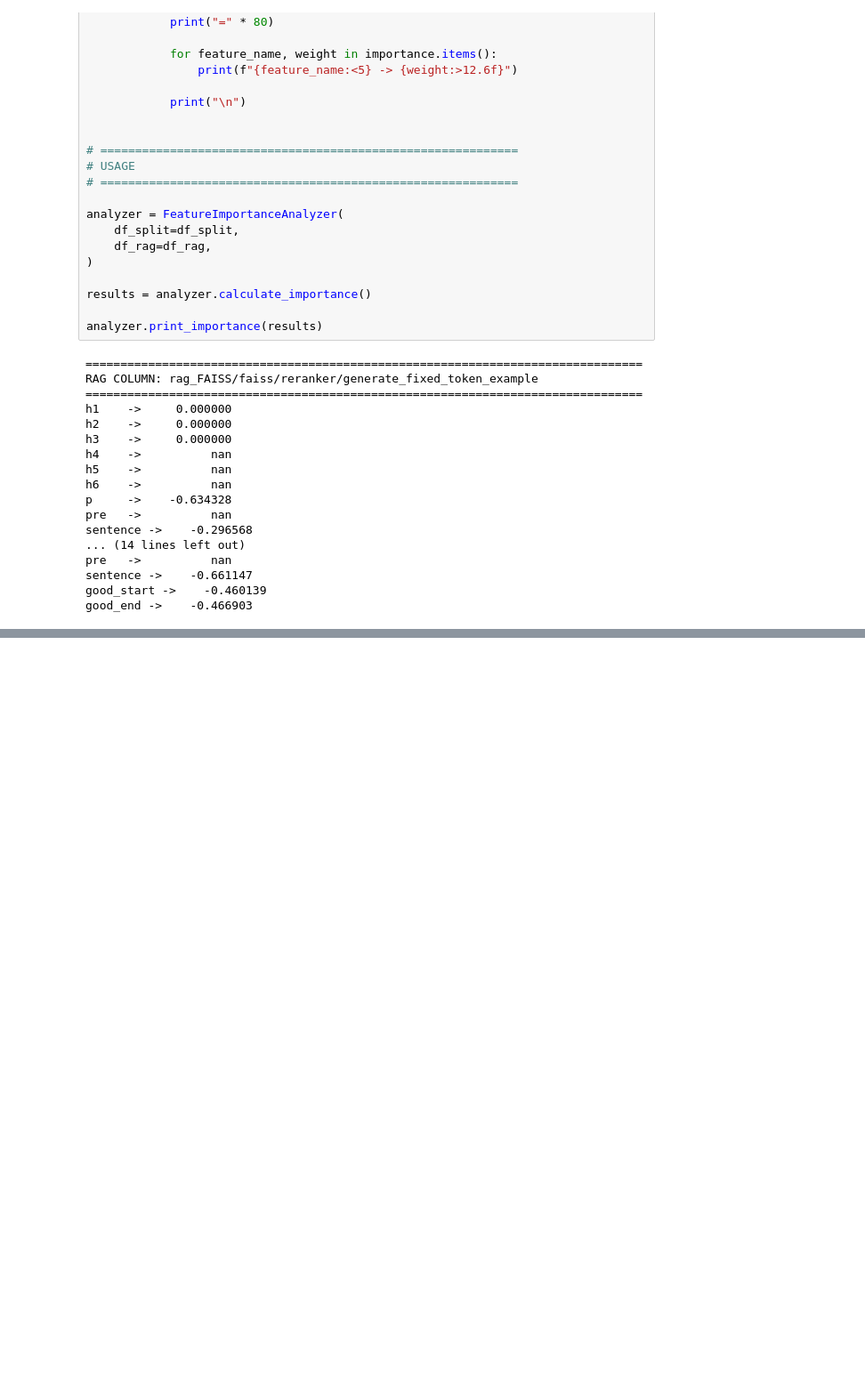
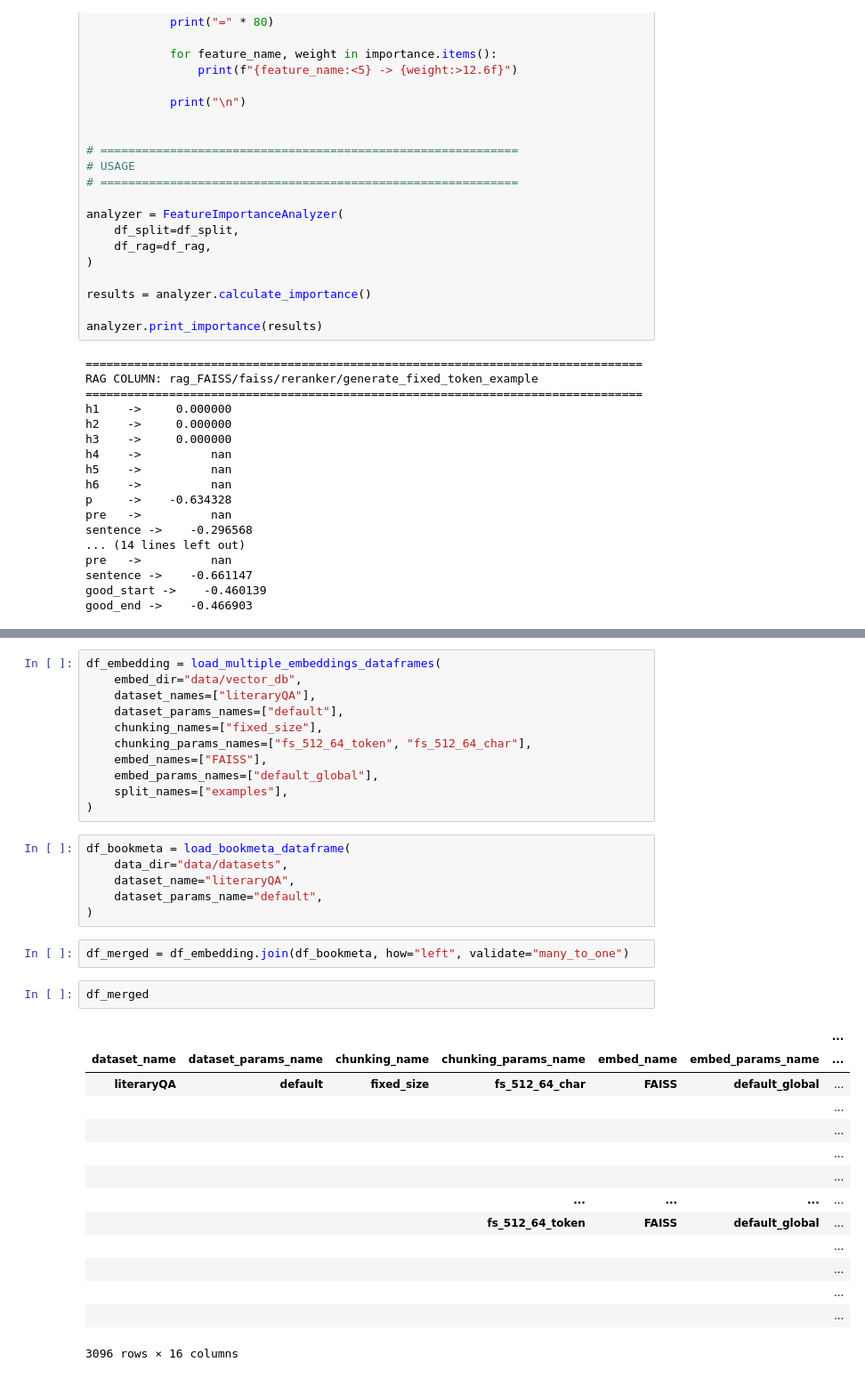
Before and after one commit to KunickiKarol/chunking_thesis, a Jupyter notebook: tmp.ipynb, the cells around one changed output, grey strips where cells are left out. Shown at 89% size. Saved outputs shown, nothing was run; the diff lists cells and outputs as text; blank space fills up the shorter version.

```diff
--- a/tmp.ipynb
+++ b/tmp.ipynb
@@ -1392,0 +1556,36 @@ good_end ->    -0.466903
+# %%
+df_embedding = load_multiple_embeddings_dataframes(
+    embed_dir="data/vector_db",
+    dataset_names=["literaryQA"],
+    dataset_params_names=["default"],
+    chunking_names=["fixed_size"],
+    chunking_params_names=["fs_512_64_token", "fs_512_64_char"],
+    embed_names=["FAISS"],
+    embed_params_names=["default_global"],
+    split_names=["examples"],
+)
+# %%
+df_bookmeta = load_bookmeta_dataframe(
+    data_dir="data/datasets",
+    dataset_name="literaryQA",
+    dataset_params_name="default",
+)
+# %%
+df_merged = df_embedding.join(df_bookmeta, how="left", validate="many_to_one")
+# %%
+df_merged
+# %% [output]
+|  |  |  |  |  |  | ... |
+| dataset_name | dataset_params_name | chunking_name | chunking_params_name | embed_name | embed_params_name | ... |
+| literaryQA | default | fixed_size | fs_512_64_char | FAISS | default_global | ... |
+|  |  |  |  |  |  | ... |
+|  |  |  |  |  |  | ... |
+|  |  |  |  |  |  | ... |
+|  |  |  |  |  |  | ... |
+|  |  |  | ... | ... | ... | ... |
+|  |  |  | fs_512_64_token | FAISS | default_global | ... |
+|  |  |  |  |  |  | ... |
+|  |  |  |  |  |  | ... |
+|  |  |  |  |  |  | ... |
+|  |  |  |  |  |  | ... |
+3096 rows × 16 columns
```
Also changed, not shown: parts of 3 cells of this notebook, 36 other files.
